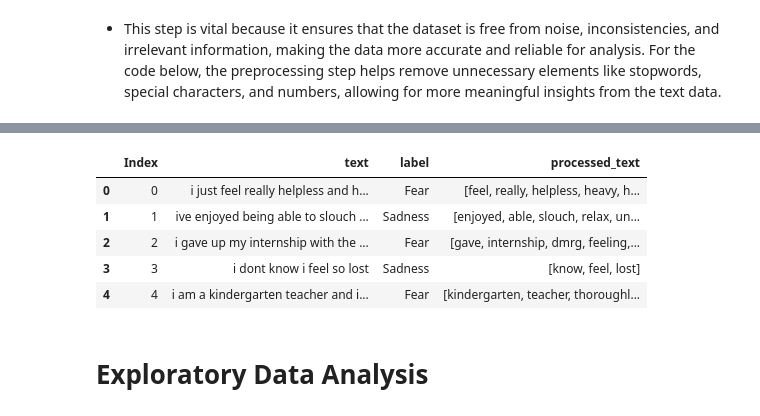
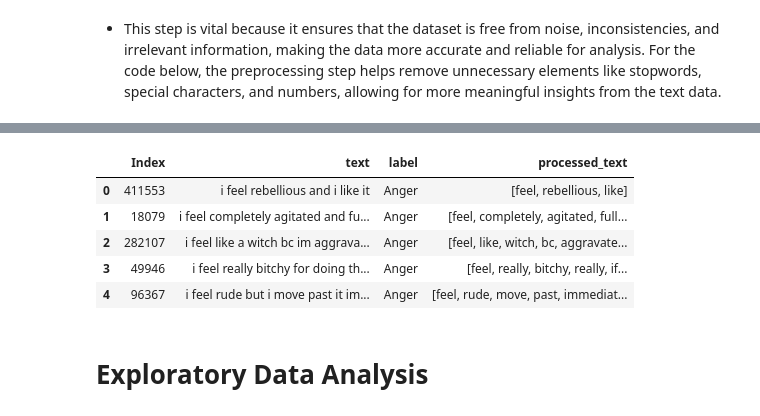
Before and after one commit to APaguil1990/AFFECTV_MCO, a Jupyter notebook: AFFECTV_MCO_Remake.ipynb, the cells around one changed output, grey strips where cells are left out. Cells and saved outputs as stored; diff of their text form; code cells hidden in the pictures.

```diff
--- a/AFFECTV_MCO_Remake.ipynb
+++ b/AFFECTV_MCO_Remake.ipynb
@@ -35,7 +35,7 @@ plt.style.use('ggplot')     # Sets particular plotting style, for polished plots
 # %% [markdown]
 Load the dataset from a CSV file into a DataFrame
 # %%
-df = pd.read_csv('text_modified.csv')
-print(df.shape)
+df_dataset = pd.read_csv('text_modified.csv')
+print(df_dataset.shape)
 # %% [output]
 (416809, 3)
@@ -48,0 +58,2 @@ print(df.shape)
+# %%
+min_count = df_dataset['label'].value_counts().min()
@@ -48,0 +62,5 @@ print(df.shape)
+# %%
+df = df_dataset.groupby('label').apply(lambda x: x.sample(n=min_count, random_state=42)).reset_index(drop=True)
+
+# Verify the result
+print(df['label'].value_counts())
@@ -62,6 +89,9 @@ df.head()
 # %% [markdown]
 - This step is vital because it ensures that the dataset is free from noise, inconsistencies, and irrelevant information, making the data more accurate and reliable for analysis. For the code below, the preprocessing step helps remove unnecessary elements like stopwords, special characters, and numbers, allowing for more meaningful insights from the text data.
 # %%
+# Download stopwords
+nltk.download('stopwords')
+
 stop_words = set(stopwords.words('english'))
 
 # Extend stopwords
@@ -105,9 +138,9 @@ df.head()
 |  | Index | text | label | processed_text |
-| 0 | 0 | i just feel really helpless and h... | Fear | [feel, really, helpless, heavy, h... |
-| 1 | 1 | ive enjoyed being able to slouch ... | Sadness | [enjoyed, able, slouch, relax, un... |
-| 2 | 2 | i gave up my internship with the ... | Fear | [gave, internship, dmrg, feeling,... |
-| 3 | 3 | i dont know i feel so lost | Sadness | [know, feel, lost] |
-| 4 | 4 | i am a kindergarten teacher and i... | Fear | [kindergarten, teacher, thoroughl... |
+| 0 | 411553 | i feel rebellious and i like it | Anger | [feel, rebellious, like] |
+| 1 | 18079 | i feel completely agitated and fu... | Anger | [feel, completely, agitated, full... |
+| 2 | 282107 | i feel like a witch bc im aggrava... | Anger | [feel, like, witch, bc, aggravate... |
+| 3 | 49946 | i feel really bitchy for doing th... | Anger | [feel, really, bitchy, really, if... |
+| 4 | 96367 | i feel rude but i move past it im... | Anger | [feel, rude, move, past, immediat... |
 # %% [markdown]
 # Exploratory Data Analysis
 # %% [markdown]
```
Also changed, not shown: parts of 54 cells of this notebook.
